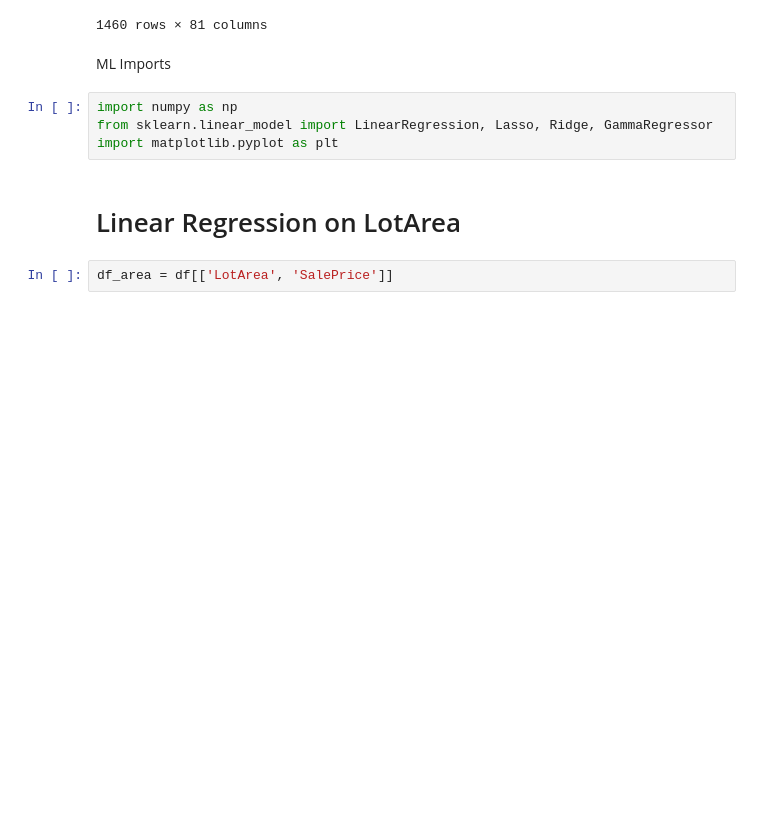
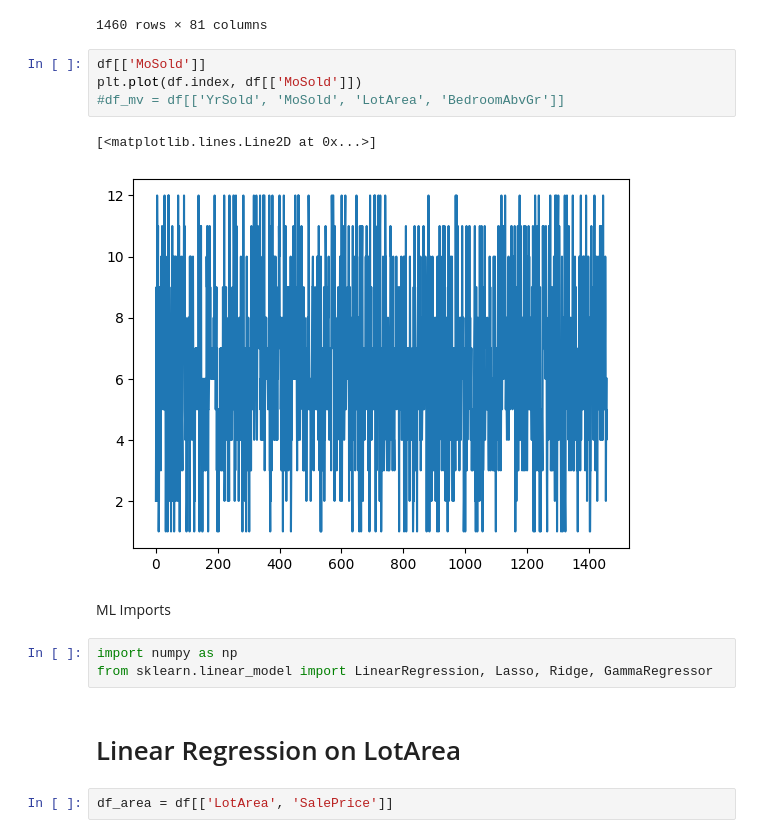
Before and after one commit to MehdiSensali/House-Price-Prediction, a Jupyter notebook: Predictions.ipynb, the cells around one changed output. Drawn from its saved outputs; the diff is of its cells as text; blank space fills up the shorter version.

```diff
--- a/Predictions.ipynb
+++ b/Predictions.ipynb
@@ -23,12 +24,18 @@ display(df)
 | 1458 | 1459 | 20 | RL | 68.0 | 9717 | Pave | NaN | Reg | Lvl | ... |
 | 1459 | 1460 | 20 | RL | 75.0 | 9937 | Pave | NaN | Reg | Lvl | ... |
 1460 rows × 81 columns
+# %%
+df[['MoSold']]
+plt.plot(df.index, df[['MoSold']])
+#df_mv = df[['YrSold', 'MoSold', 'LotArea', 'BedroomAbvGr']]
+# %% [output]
+[<matplotlib.lines.Line2D at 0x...>]
+[figure, added]
 # %% [markdown]
 ML Imports
 # %%
 import numpy as np
 from sklearn.linear_model import LinearRegression, Lasso, Ridge, GammaRegressor
-import matplotlib.pyplot as plt
 # %% [markdown]
 # Linear Regression on LotArea
 # %%
```
Also changed, not shown: parts of 11 cells of this notebook, 1 other file.
